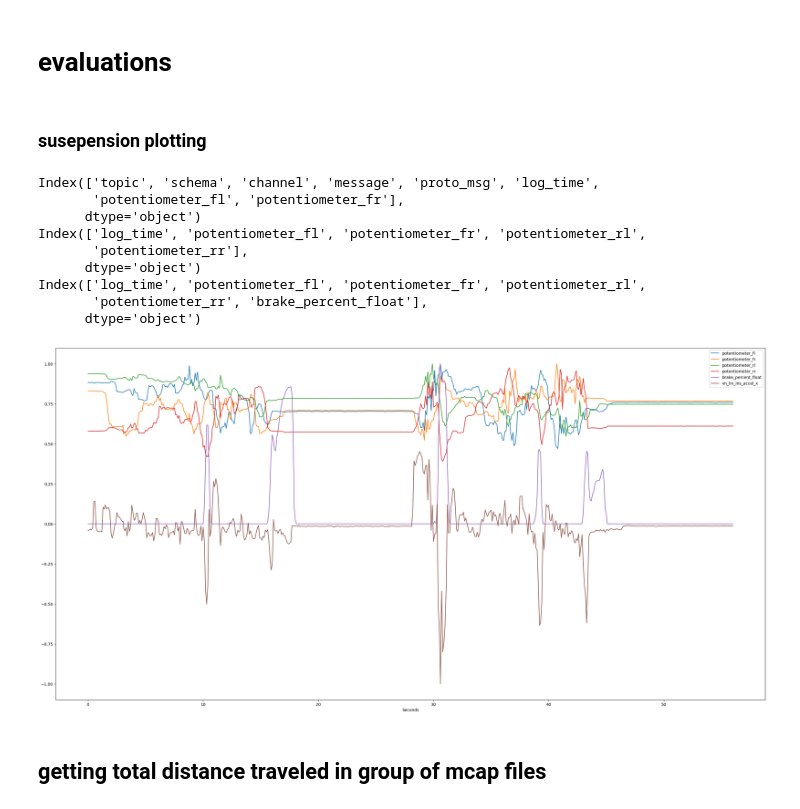
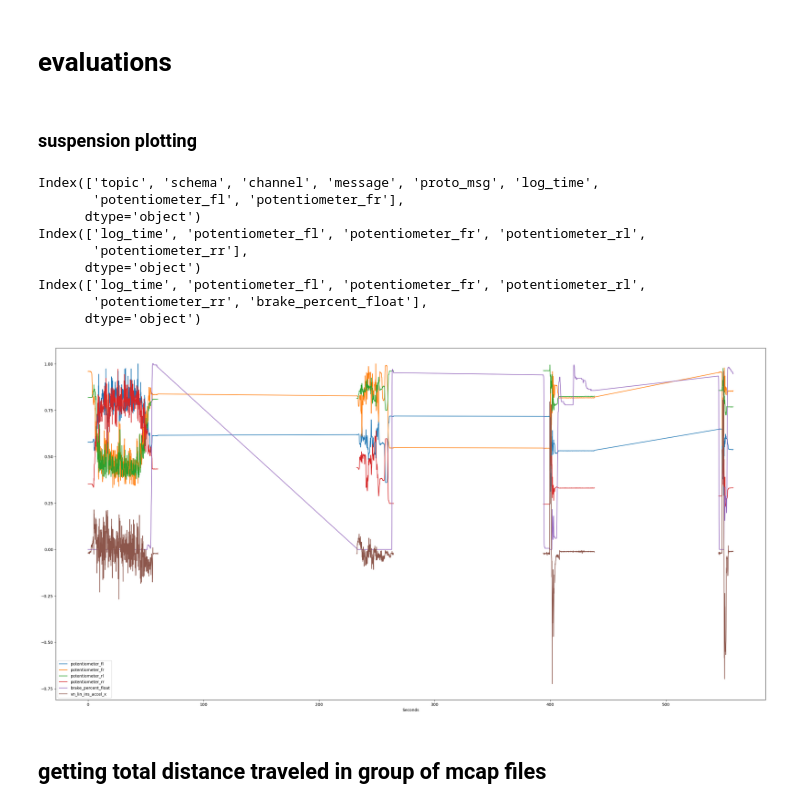
Before and after one commit to hytech-racing/mcap_analysis, a Jupyter notebook: analysis_notebook.ipynb, the cells around one changed output. Drawn from its saved outputs; the diff is of its cells as text; code cells hidden in the pictures.

```diff
--- a/analysis_notebook.ipynb
+++ b/analysis_notebook.ipynb
@@ -8,7 +8,7 @@ import pandas as pd
 ### data loading
 these function evals load the mcap data on your local machine for processing with the below blocks
 # %%
-mcap_readers, files = open_files_in_folder("./mcaps/raw")
+mcap_readers, files = open_files_in_folder("./mcaps/controller_verification")
 
 msgs_total = {}
 for reader in mcap_readers:
@@ -90,35 +104,35 @@ def get_msg_df_with_added_member_column(all_msgs, topic, pb_msg_member):
 # %% [markdown]
 # evaluations
 # %% [markdown]
-### susepension plotting
+### suspension plotting
 # %%
 pd.options.mode.copy_on_write = True
 def analyze_sus_pots(msgs_df):
     # time_plot_msg_member(msgs_df, 'mcu_suspension_data', 'potentiometer_fr')
     # time_plot_multi_msg_members(msgs_df, 'mcu_suspension_data', ['potentiometer_fl', 'potentiometer_fr'])
     msgs_dict = {
         "mcu_suspension_data": [['potentiometer_fl', 'potentiometer_fr'], True],
         "sab_suspension_data": [['potentiometer_rl', 'potentiometer_rr'], True],
         "mcu_pedal_readings_data": [['brake_percent_float'], True],
         "vn_linear_accel_data": [['vn_lin_ins_accel_x'], True]
     }
     multi_topic_time_plot_multi_msg_members(msgs_df, msgs_dict)
 
 pd.set_option('float_format', '{:f}'.format)
 # print( (((cut_df['log_time']- pd.Timestamp("1970-01-01")) // pd.Timedelta("1ns")) / 1e9))
-cut_df = get_time_range_df(cut_df, 1690560803.912279230,1690560860.036473048)
+# cut_df = get_time_range_df(cut_df, 1690560803.912279230,1690560860.036473048)
 analyze_sus_pots(cut_df)
 # %% [output]
 Index(['topic', 'schema', 'channel', 'message', 'proto_msg', 'log_time',
        'potentiometer_fl', 'potentiometer_fr'],
       dtype='object')
 Index(['log_time', 'potentiometer_fl', 'potentiometer_fr', 'potentiometer_rl',
        'potentiometer_rr'],
       dtype='object')
 Index(['log_time', 'potentiometer_fl', 'potentiometer_fr', 'potentiometer_rl',
        'potentiometer_rr', 'brake_percent_float'],
       dtype='object')
-[figure, old version]
+[figure, new version]
 # %% [markdown]
 ## getting total distance traveled in group of mcap files
 # %%
```
Also changed, not shown: parts of 5 cells of this notebook, 1 other file.
